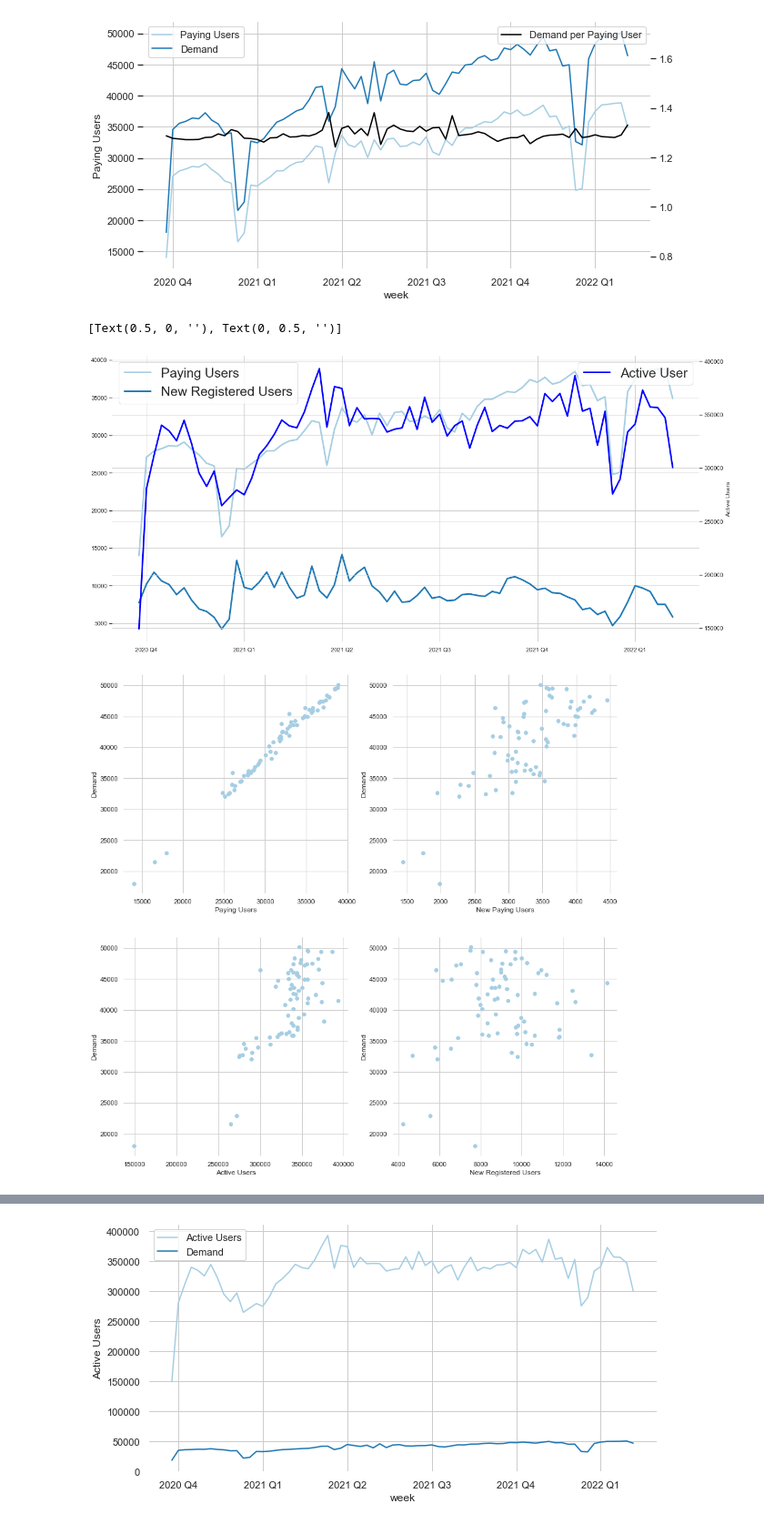
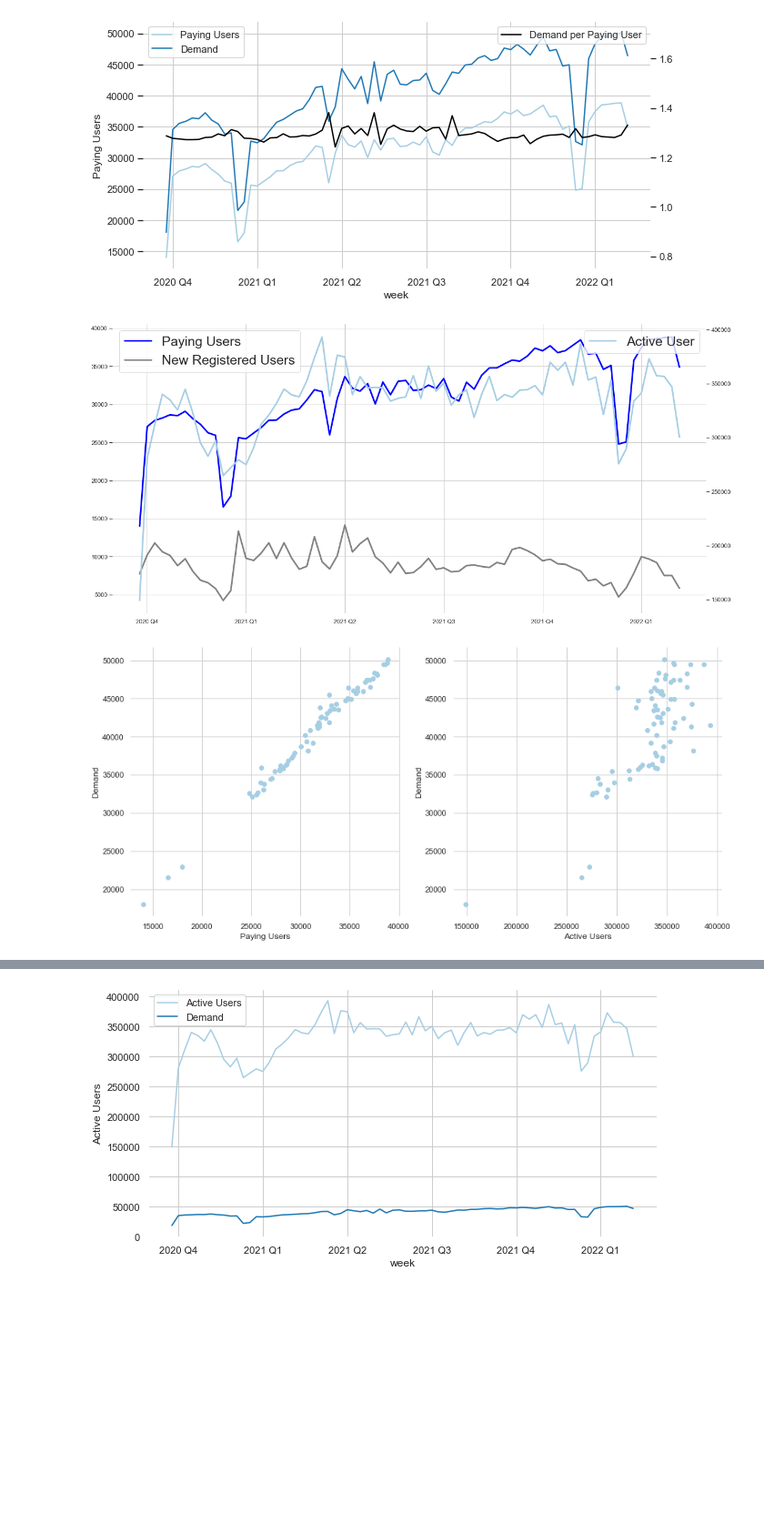
Before and after one commit to ninadamaso/Demand-supply-analysis-and-prediction, a Jupyter notebook: Visualization GMR.ipynb, the cells around one changed output, grey strips where cells are left out. Shown: that part at 91% size. Drawn from its saved outputs; the diff is of its cells as text; code cells hidden in the pictures; blank space fills up the shorter version.

```diff
--- a/Visualization GMR.ipynb
+++ b/Visualization GMR.ipynb
@@ -123,44 +123,40 @@ d2.grid(False)
 [figure]
 # %%
 plt.figure(figsize=(20,10))
+#sns.set_palette(paired)
 sns.set_palette("Paired")
 
-sns.lineplot(x="week", y="Paying Users", data=gmr_w, label="Paying Users", linewidth = 3)
-e= sns.lineplot(x="week", y="New Registered Users", data=gmr_w, label="New Registered Users", linewidth = 3)
+sns.lineplot(x="week", y="Paying Users", data=gmr_w, label="Paying Users", linewidth = 3, color="Blue")
+e= sns.lineplot(x="week", y="New Registered Users", data=gmr_w, label="New Registered Users", linewidth = 3, color="Grey")
 e2 = plt.twinx()
 #e2.set(ylim=(None, None))
-e2 = sns.lineplot(x="week", y="Active Users", data=gmr_w, label="Active User", ax=e2, color= "Blue", linewidth = 3)
+e2 = sns.lineplot(x="week", y="Active Users", data=gmr_w, label="Active User", ax=e2, linewidth = 3)
 e.legend(fontsize='25')
 e2.legend(fontsize='25')
 e.set_xticks(range(1, len(gmr_w), 13))
 e.set_xticklabels(['2020 Q4','2021 Q1','2021 Q2',"2021 Q3","2021 Q4","2022 Q1"])
 sns.despine(top=True, right=True, left=True, bottom=True)
 e.set(xlabel='', ylabel='')
+e2.set(xlabel='', ylabel='')
 #plt.legend(loc="upper right", fontsize='xx-large')
 #plt.legend(loc="upper left", fontsize='xx-large')
-#e2.grid(False)
+e2.grid(False)
 #e.grid(True);
 # %% [output]
-[Text(0.5, 0, ''), Text(0, 0.5, '')]
-[figure, old version]
+[figure, new version]
 # %%
-fig, axs = plt.subplots(2, 2, figsize=(15,15))
-axs[0,0].scatter(x="Paying Users", y="Demand", data=gmr_w)
-axs[0,1].scatter(x="New Paying Users", y="Demand", data=gmr_w)
-axs[1,0].scatter(x="Active Users", y="Demand", data=gmr_w)
-axs[1,1].scatter(x="New Registered Users", y="Demand", data=gmr_w)
+fig, axs = plt.subplots(1, 2, figsize=(15,7))
+axs[0].scatter(x="Paying Users", y="Demand", data=gmr_w)
+axs[1].scatter(x="Active Users", y="Demand", data=gmr_w)
+
 sns.despine(top=True, right=True, left=True, bottom=True)
-axs[0,0].spines['left'].set_linewidth(0.5)
-axs[1,0].spines['left'].set_linewidth(0.5)
-axs[0,1].spines['left'].set_linewidth(0.5)
-axs[1,1].spines['left'].set_linewidth(0.5)
-axs[0,0].spines['bottom'].set_linewidth(0.5)
-axs[1,0].spines['bottom'].set_linewidth(0.5)
-axs[0,1].spines['bottom'].set_linewidth(0.5)
-axs[1,1].spines['bottom'].set_linewidth(0.5)
-axs[0,0].set(xlabel="Paying Users", ylabel="Demand")
-axs[0,1].set(xlabel="New Paying Users", ylabel="Demand")
-axs[1,0].set(xlabel="Active Users", ylabel="Demand")
-axs[1,1].set(xlabel="New Registered Users", ylabel="Demand");
+axs[0].spines['left'].set_linewidth(0.5)
+axs[1].spines['left'].set_linewidth(0.5)
+
+axs[0].spines['bottom'].set_linewidth(0.5)
+axs[1].spines['bottom'].set_linewidth(0.5)
+
+axs[0].set(xlabel="Paying Users", ylabel="Demand")
+axs[1].set(xlabel="Active Users", ylabel="Demand");
 # %% [output]
-[figure, old version]
+[figure, new version]
```
Also changed, not shown: parts of 8 cells of this notebook, 10 other files.
